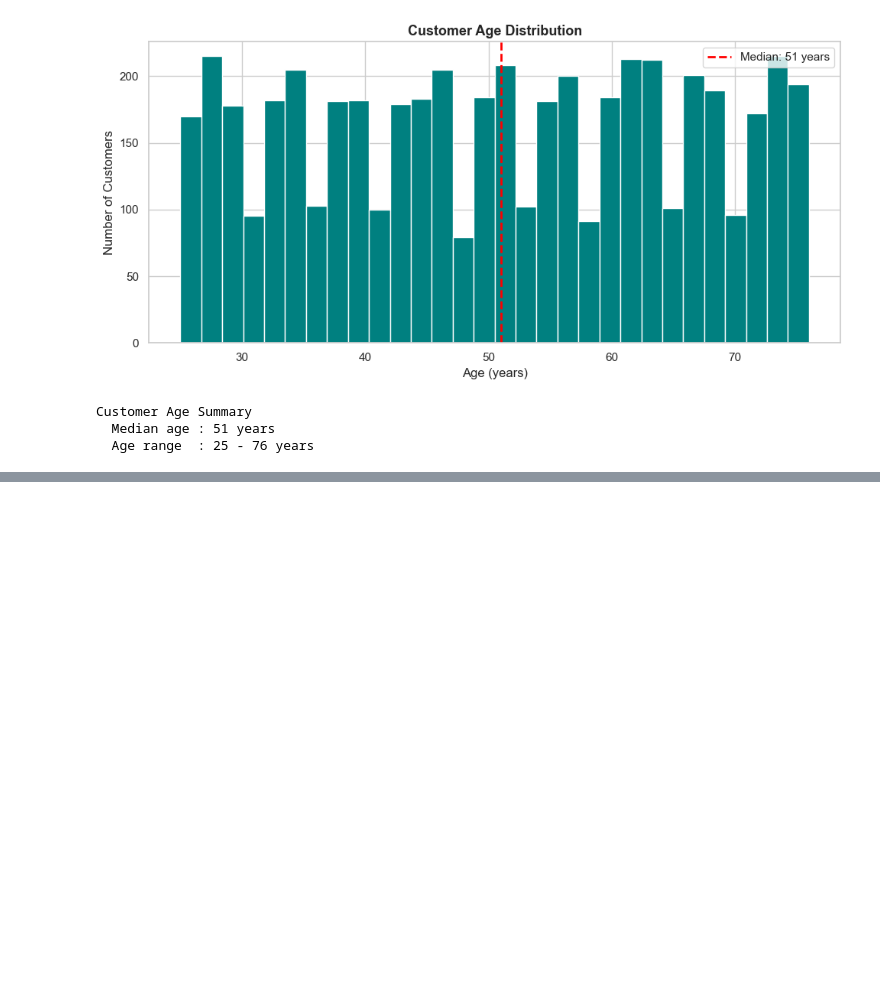
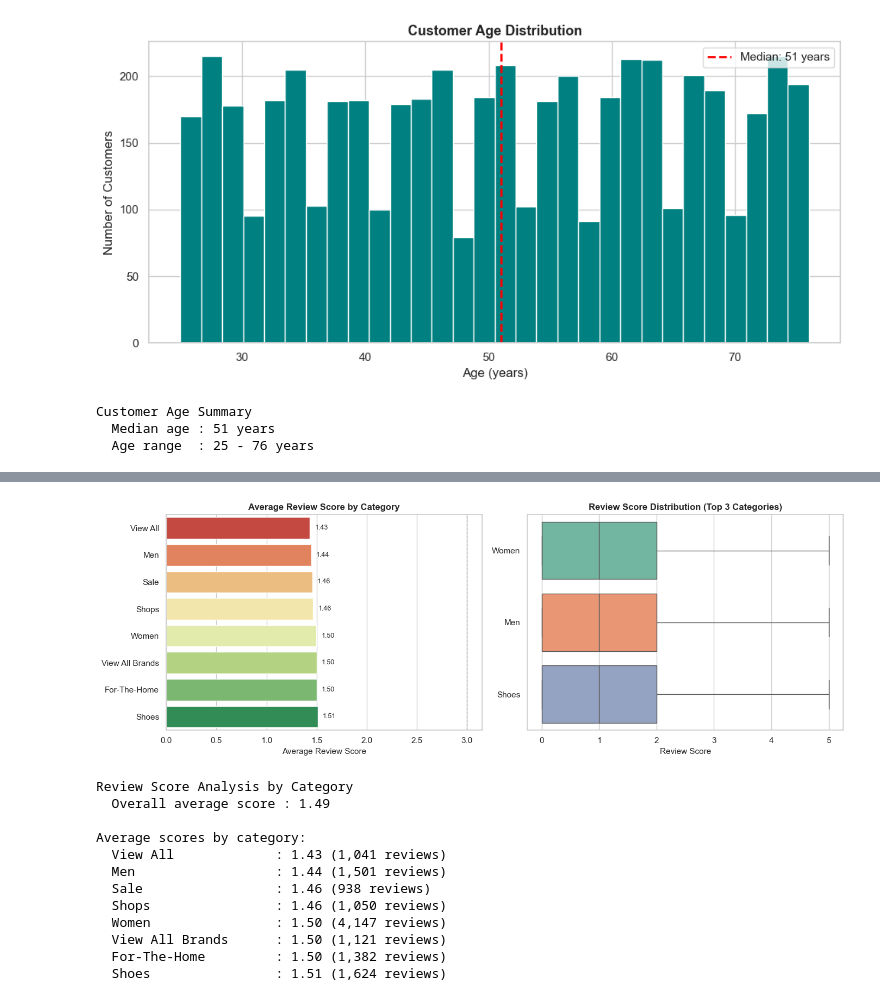
Before and after one commit to baqarjafri/python_data_assignment, a Jupyter notebook: 3539856_BD2.ipynb, the cells around one changed output, grey strips where cells are left out. Cells and saved outputs as stored; diff of their text form; code cells hidden in the pictures; blank space fills up the shorter version.

Commit message:
add us map visualization and review score analysis

```diff
--- a/3539856_BD2.ipynb
+++ b/3539856_BD2.ipynb
@@ -371,0 +395,58 @@ Top 10 States
+# %%
+# Analyze review scores by product category to identify problem areas.
+# We calculate average scores and show distribution for top categories.
+
+# Get top 8 categories by product count
+top_categories = products["category"].value_counts().head(8).index
+
+# Filter master dataset to only top categories
+df_top = df[df["category"].isin(top_categories)].copy()
+
+# Calculate average score by category
+avg_scores = df_top.groupby("category")["score"].mean().sort_values()
+
+# Create visualizations
+fig, axes = plt.subplots(1, 2, figsize=(14, 5))
+
+# Chart 1: Average review score by category
+sns.barplot(x=avg_scores.values, y=avg_scores.index, palette="RdYlGn", ax=axes[0])
+axes[0].set_xlabel("Average Review Score", fontsize=11)
+axes[0].set_ylabel("")
+axes[0].set_title("Average Review Score by Category", fontsize=12, fontweight="bold")
+axes[0].axvline(x=3.0, color='gray', linestyle='--', linewidth=1, alpha=0.5)
+
+for i, (cat, score) in enumerate(avg_scores.items()):
+    axes[0].text(score + 0.05, i, f"{score:.2f}", va="center", fontsize=9)
+
+# Chart 2: Review score distribution for top 3 categories
+top_3_cats = products["category"].value_counts().head(3).index
+df_top3 = df[df["category"].isin(top_3_cats)]
+
+sns.boxplot(data=df_top3, y="category", x="score", palette="Set2", ax=axes[1])
+axes[1].set_xlabel("Review Score", fontsize=11)
+axes[1].set_ylabel("")
+axes[1].set_title("Review Score Distribution (Top 3 Categories)", fontsize=12, fontweight="bold")
+
+plt.tight_layout()
+plt.show()
+
+print("Review Score Analysis by Category")
+print(f"  Overall average score : {df['score'].mean():.2f}")
+print(f"\nAverage scores by category:")
+for cat, score in avg_scores.items():
+    count = df_top[df_top["category"] == cat].shape[0]
+    print(f"  {cat:20s} : {score:.2f} ({count:,} reviews)")
+# %% [output]
+[figure, added]
+Review Score Analysis by Category
+  Overall average score : 1.49
+
+Average scores by category:
+  View All             : 1.43 (1,041 reviews)
+  Men                  : 1.44 (1,501 reviews)
+  Sale                 : 1.46 (938 reviews)
+  Shops                : 1.46 (1,050 reviews)
+  Women                : 1.50 (4,147 reviews)
+  View All Brands      : 1.50 (1,121 reviews)
+  For-The-Home         : 1.50 (1,382 reviews)
+  Shoes                : 1.51 (1,624 reviews)
```
Also changed, not shown: parts of 2 cells of this notebook.
